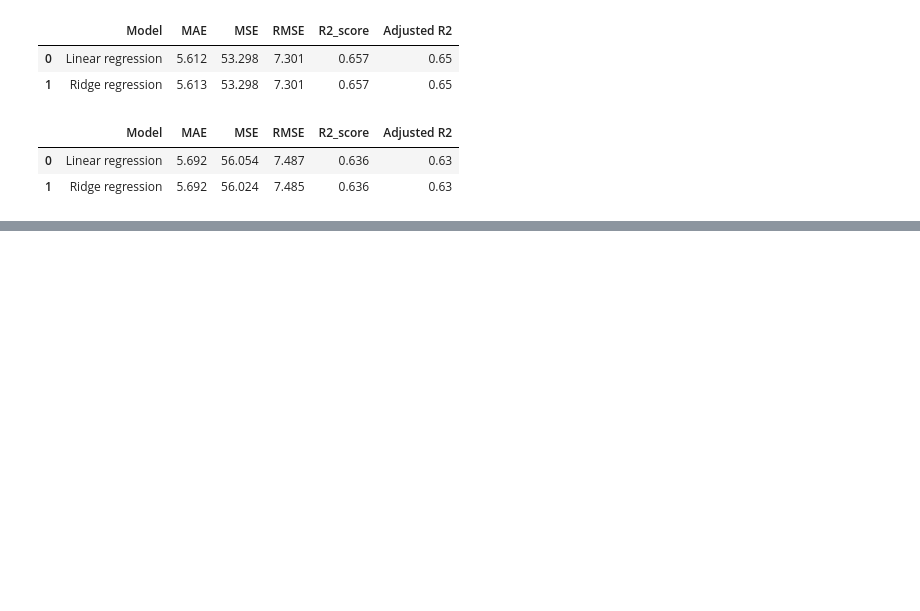
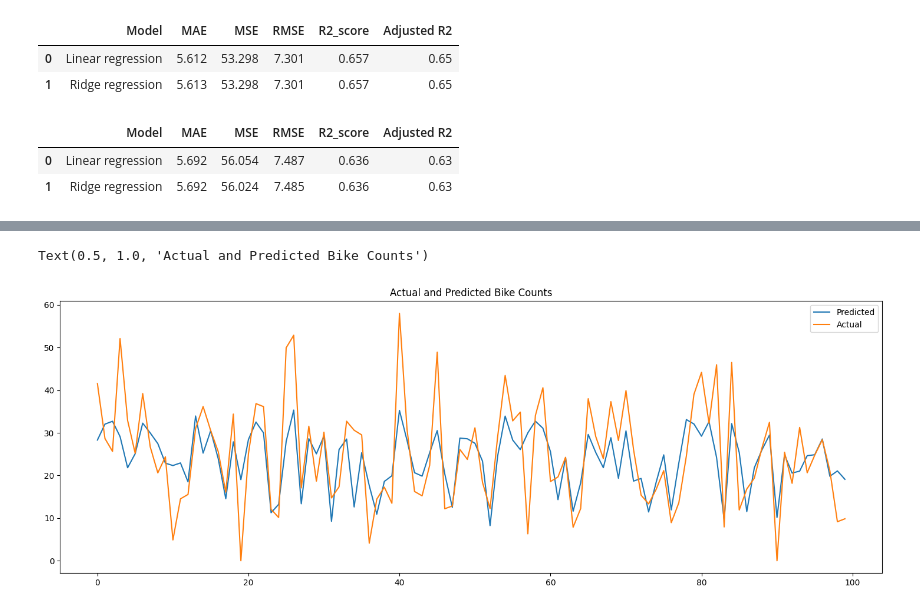
Before and after one commit to satendra-p/Bike_Sharing_Demand_Prediction_using_ML_Reggression, a Jupyter notebook: Bike_Sharing_Demand_Prediction_using_ML_Reggression.ipynb, the cells around one changed output, grey strips where cells are left out. Saved outputs shown, nothing was run; the diff lists cells and outputs as text; code cells hidden in the pictures; blank space fills up the shorter version.

```diff
--- a/Bike_Sharing_Demand_Prediction_using_ML_Reggression.ipynb
+++ b/Bike_Sharing_Demand_Prediction_using_ML_Reggression.ipynb
@@ -860,0 +993,8 @@ Text(0, 0.5, 'Predicted')
+# %%
+# Necessary library
+
+from sklearn.linear_model import ElasticNet
+
+# creating a model object.
+
+elasticnet = ElasticNet(alpha=0.1, l1_ratio=0.5)
@@ -860,0 +1013,6 @@ Text(0, 0.5, 'Predicted')
+# %%
+# predict on train data
+y_pred_train_en=elasticnet.predict(X_train)
+
+# predict on test data
+y_pred_test_en=elasticnet.predict(X_test)
@@ -860,0 +1093,11 @@ Text(0, 0.5, 'Predicted')
+# %%
+# Plotting the actual vs predicted line graph.
+
+plt.figure(figsize=(18,6))
+plt.plot((y_pred_test_en)[:100])
+plt.plot((np.array(y_test)[:100]))
+plt.legend(["Predicted","Actual"])
+plt.title('Actual and Predicted Bike Counts')
+# %% [output]
+Text(0.5, 1.0, 'Actual and Predicted Bike Counts')
+[figure, added]
```
Also changed, not shown: parts of 69 cells of this notebook.
